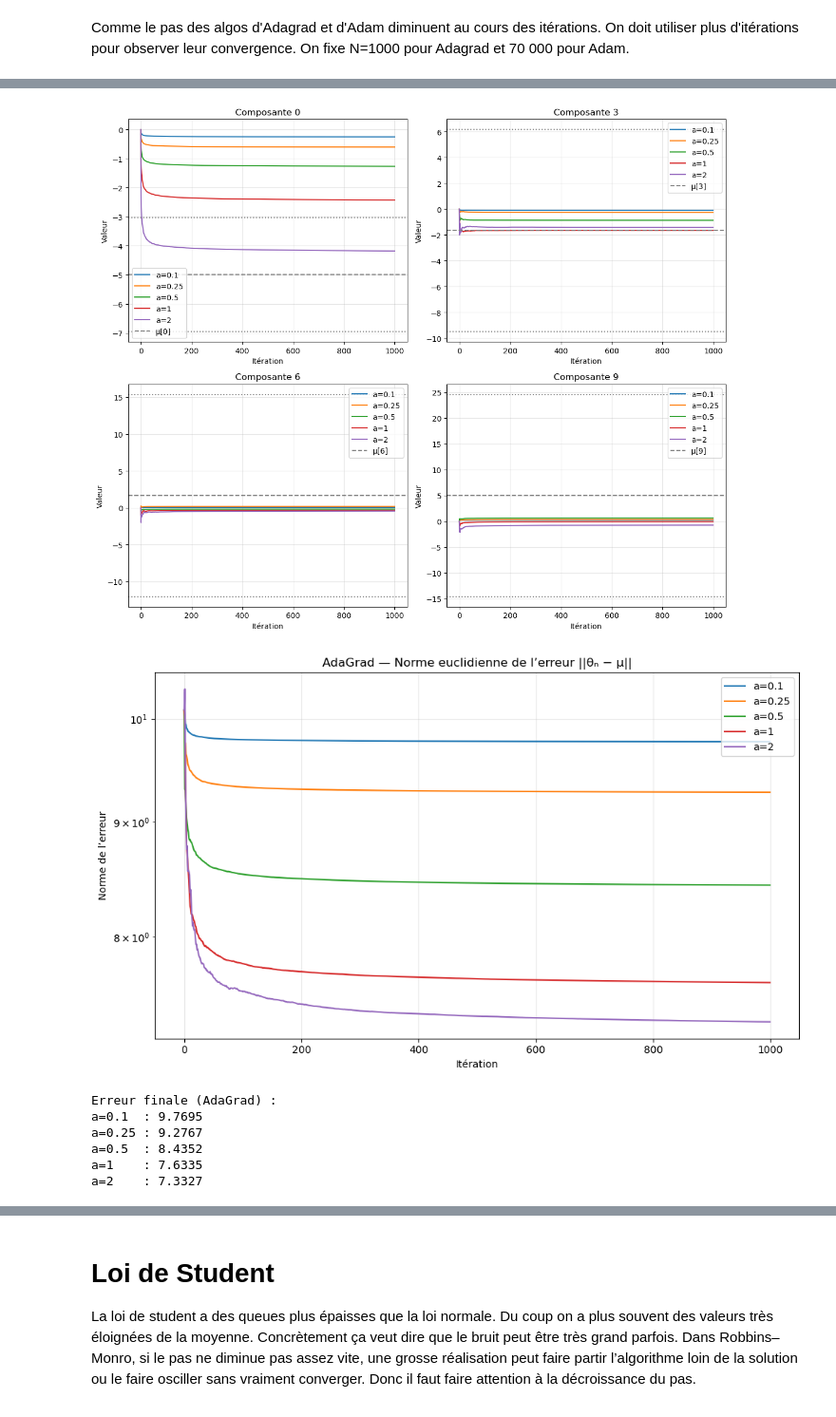
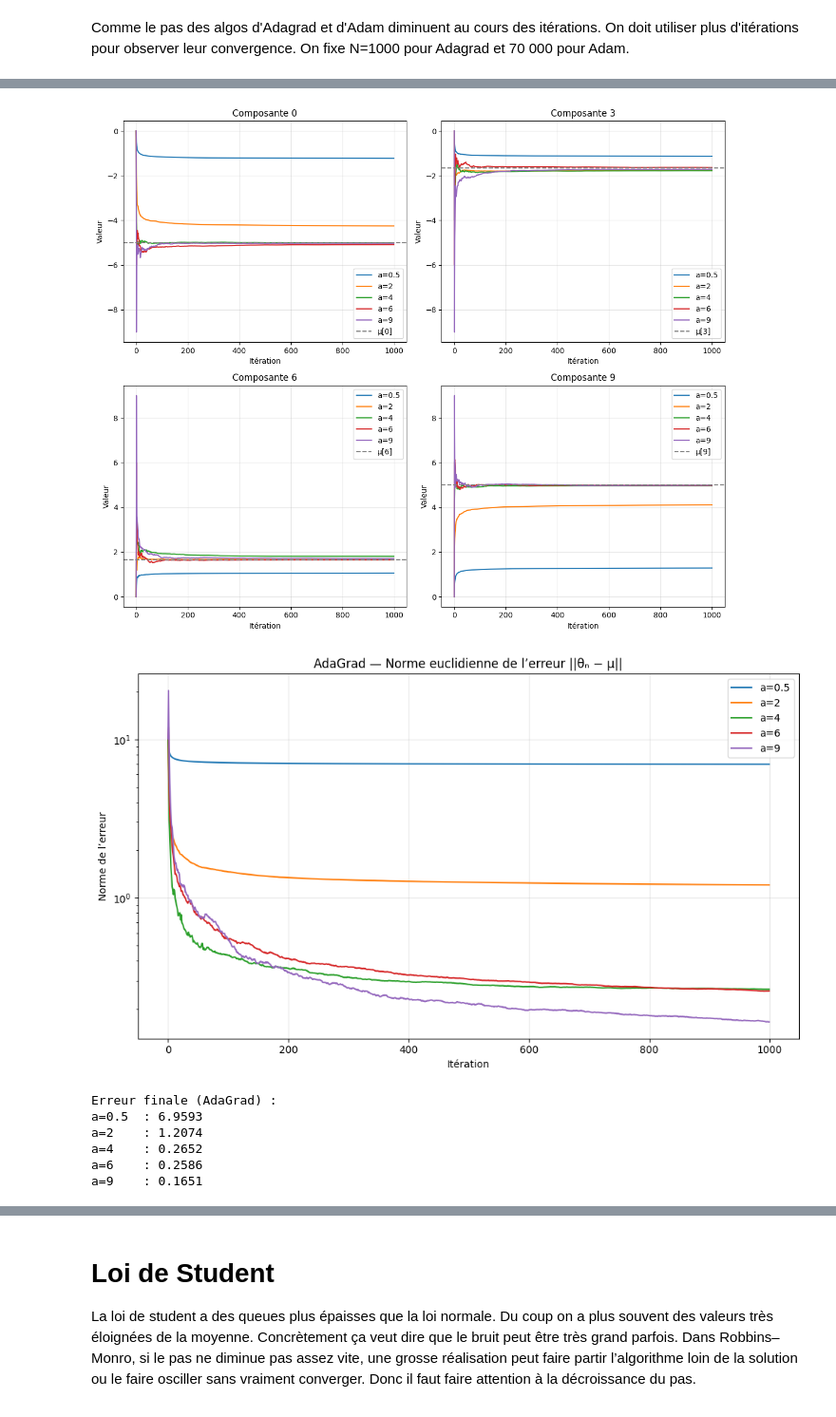
Before and after one commit to enzo-munoz/Mines_data_science, a Jupyter notebook: optimisation/Rapport TP - Enzo Munoz & Maxime Guilbaud & Hugo Munier V3.ipynb, the cells around one changed output, grey strips where cells are left out. Shown at 95% size. Drawn from its saved outputs; the diff is of its cells as text; code cells hidden in the pictures.

```diff
--- a/optimisation/Rapport TP - Enzo Munoz & Maxime Guilbaud & Hugo Munier V3.ipynb
+++ b/optimisation/Rapport TP - Enzo Munoz & Maxime Guilbaud & Hugo Munier V3.ipynb
@@ -479,11 +478,11 @@ On obtient les meilleurs résultats pour un pas de 0.5 et malgré le fait que le
 # %%
 thetainit = np.zeros(d)
 
-Theta1 = AdaGrad(thetainit, 0.1, alpha=1, mu=mu, sigma=sigma, df=None)
-Theta2 = AdaGrad(thetainit, 0.25, alpha=1, mu=mu, sigma=sigma, df=None)
-Theta3 = AdaGrad(thetainit, 0.5, alpha=1, mu=mu, sigma=sigma, df=None)
-Theta4 = AdaGrad(thetainit, 1, alpha=1, mu=mu, sigma=sigma, df=None)
-Theta5 = AdaGrad(thetainit, 2, alpha=1, mu=mu, sigma=sigma, df=None)
+Theta1 = AdaGrad(thetainit, 0.5, alpha=1, mu=mu, sigma=sigma, df=None)
+Theta2 = AdaGrad(thetainit, 2, alpha=1, mu=mu, sigma=sigma, df=None)
+Theta3 = AdaGrad(thetainit, 4, alpha=1, mu=mu, sigma=sigma, df=None)
+Theta4 = AdaGrad(thetainit, 6, alpha=1, mu=mu, sigma=sigma, df=None)
+Theta5 = AdaGrad(thetainit, 9, alpha=1, mu=mu, sigma=sigma, df=None)
 
 fig, axes = plt.subplots(2, 2, figsize=(12, 10))
 components_to_plot = [0, 3, 6, 9]
@@ -491,62 +490,59 @@ components_to_plot = [0, 3, 6, 9]
 for idx, comp in enumerate(components_to_plot):
     ax = axes[idx // 2, idx % 2]
 
-    ax.plot(Theta1[:, comp], label='a=0.1')
-    ax.plot(Theta2[:, comp], label='a=0.25')
-    ax.plot(Theta3[:, comp], label='a=0.5')
-    ax.plot(Theta4[:, comp], label='a=1')
-    ax.plot(Theta5[:, comp], label='a=2')
-
+    ax.plot(Theta1[:, comp], label='a=0.5')
+    ax.plot(Theta2[:, comp], label='a=2')
+    ax.plot(Theta3[:, comp], label='a=4')
+    ax.plot(Theta4[:, comp], label='a=6')
+    ax.plot(Theta5[:, comp], label='a=9')
     ax.axhline(mu[comp], color='gray', linestyle='--', label=f'μ[{comp}]')
-    ax.axhline(mu[comp] + 1.96 * sigma[comp], color='gray', linestyle=':')
-    ax.axhline(mu[comp] - 1.96 * sigma[comp], color='gray', linestyle=':')
 
     ax.set_title(f'Composante {comp}')
     ax.set_xlabel('Itération')
     ax.set_ylabel('Valeur')
     ax.legend()
     ax.grid(True, alpha=0.3)
 
 plt.tight_layout()
 plt.show()
 
 # Norme de l'erreur
 fig, ax = plt.subplots(figsize=(10, 6))
 
 error1 = np.linalg.norm(Theta1 - mu, axis=1)
 error2 = np.linalg.norm(Theta2 - mu, axis=1)
 error3 = np.linalg.norm(Theta3 - mu, axis=1)
 error4 = np.linalg.norm(Theta4 - mu, axis=1)
 error5 = np.linalg.norm(Theta5 - mu, axis=1)
 
-ax.plot(error1, label='a=0.1')
-ax.plot(error2, label='a=0.25')
-ax.plot(error3, label='a=0.5')
-ax.plot(error4, label='a=1')
-ax.plot(error5, label='a=2')
+ax.plot(error1, label='a=0.5')
+ax.plot(error2, label='a=2')
+ax.plot(error3, label='a=4')
+ax.plot(error4, label='a=6')
+ax.plot(error5, label='a=9')
 
 ax.set_title('AdaGrad — Norme euclidienne de l’erreur ||θₙ − μ||')
 ax.set_xlabel('Itération')
 ax.set_ylabel('Norme de l’erreur')
 ax.set_yscale('log')
 ax.legend()
 ax.grid(True, alpha=0.3)
 plt.tight_layout()
 plt.show()
 
 print("Erreur finale (AdaGrad) :")
-print(f"a=0.1  : {error1[-1]:.4f}")
-print(f"a=0.25 : {error2[-1]:.4f}")
-print(f"a=0.5  : {error3[-1]:.4f}")
-print(f"a=1    : {error4[-1]:.4f}")
-print(f"a=2    : {error5[-1]:.4f}")
+print(f"a=0.5  : {error1[-1]:.4f}")
+print(f"a=2    : {error2[-1]:.4f}")
+print(f"a=4    : {error3[-1]:.4f}")
+print(f"a=6    : {error4[-1]:.4f}")
+print(f"a=9    : {error5[-1]:.4f}")
 # %% [output]
-[figure, old version]
+[figure, new version]
-[figure, old version]
+[figure, new version]
 Erreur finale (AdaGrad) :
-a=0.1  : 9.7695
-a=0.25 : 9.2767
-a=0.5  : 8.4352
-a=1    : 7.6335
-a=2    : 7.3327
+a=0.5  : 6.9593
+a=2    : 1.2074
+a=4    : 0.2652
+a=6    : 0.2586
+a=9    : 0.1651
 # %% [markdown]
```
Also changed, not shown: parts of 16 cells of this notebook.
